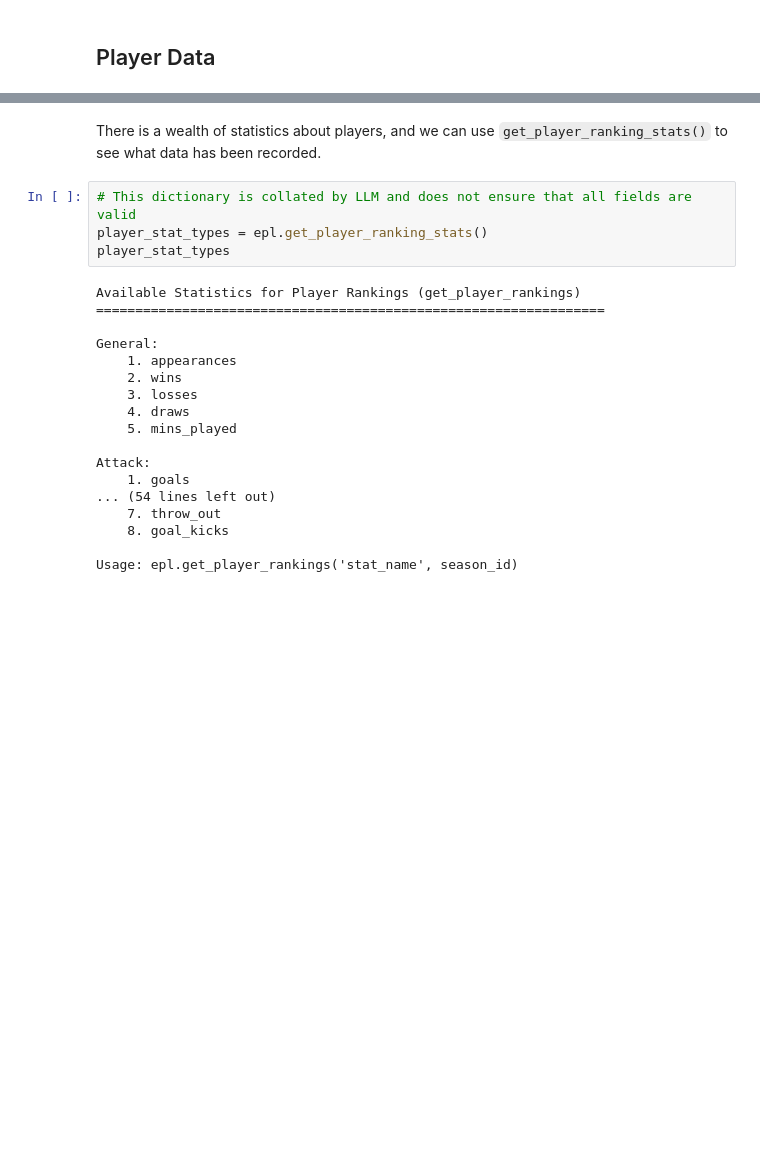
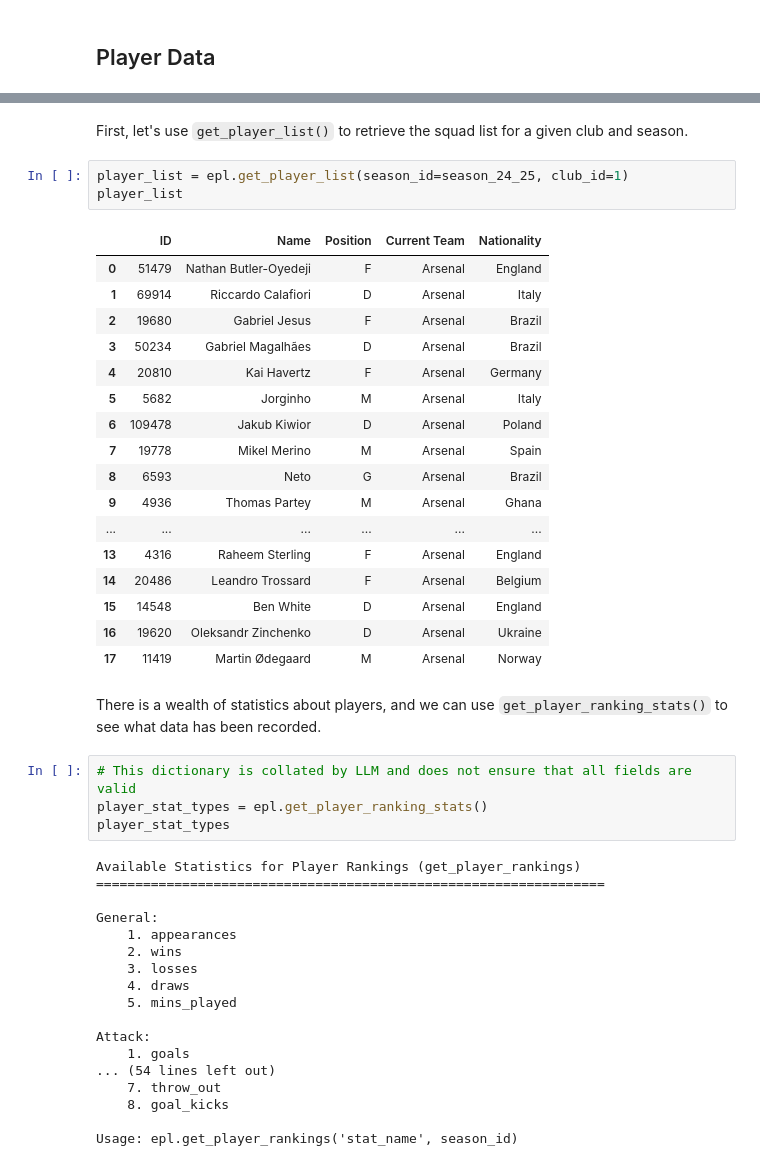
Before and after one commit to zhouyuyang-joey/English-Premier-League-Data-API, a Jupyter notebook: examples.ipynb, the cells around one changed output, grey strips where cells are left out. Saved outputs shown, nothing was run; the diff lists cells and outputs as text; blank space fills up the shorter version.

```diff
--- a/examples.ipynb
+++ b/examples.ipynb
@@ -264,3 +292,26 @@ liverpool_attack_stats
+# %% [markdown]
+First, let's use ``get_player_list()`` to retrieve the squad list for a given club and season.
+# %%
+player_list = epl.get_player_list(season_id=season_24_25, club_id=1)
+player_list
+# %% [output]
+|  | ID | Name | Position | Current Team | Nationality |
+| 0 | 51479 | Nathan Butler-Oyedeji | F | Arsenal | England |
+| 1 | 69914 | Riccardo Calafiori | D | Arsenal | Italy |
+| 2 | 19680 | Gabriel Jesus | F | Arsenal | Brazil |
+| 3 | 50234 | Gabriel Magalhães | D | Arsenal | Brazil |
+| 4 | 20810 | Kai Havertz | F | Arsenal | Germany |
+| 5 | 5682 | Jorginho | M | Arsenal | Italy |
+| 6 | 109478 | Jakub Kiwior | D | Arsenal | Poland |
+| 7 | 19778 | Mikel Merino | M | Arsenal | Spain |
+| 8 | 6593 | Neto | G | Arsenal | Brazil |
+| 9 | 4936 | Thomas Partey | M | Arsenal | Ghana |
+| ... | ... | ... | ... | ... | ... |
+| 13 | 4316 | Raheem Sterling | F | Arsenal | England |
+| 14 | 20486 | Leandro Trossard | F | Arsenal | Belgium |
+| 15 | 14548 | Ben White | D | Arsenal | England |
+| 16 | 19620 | Oleksandr Zinchenko | D | Arsenal | Ukraine |
+| 17 | 11419 | Martin Ødegaard | M | Arsenal | Norway |
 # %% [markdown]
 There is a wealth of statistics about players, and we can use ``get_player_ranking_stats()`` to see what data has been recorded.
 # %%
```
Also changed, not shown: parts of 21 cells of this notebook.
